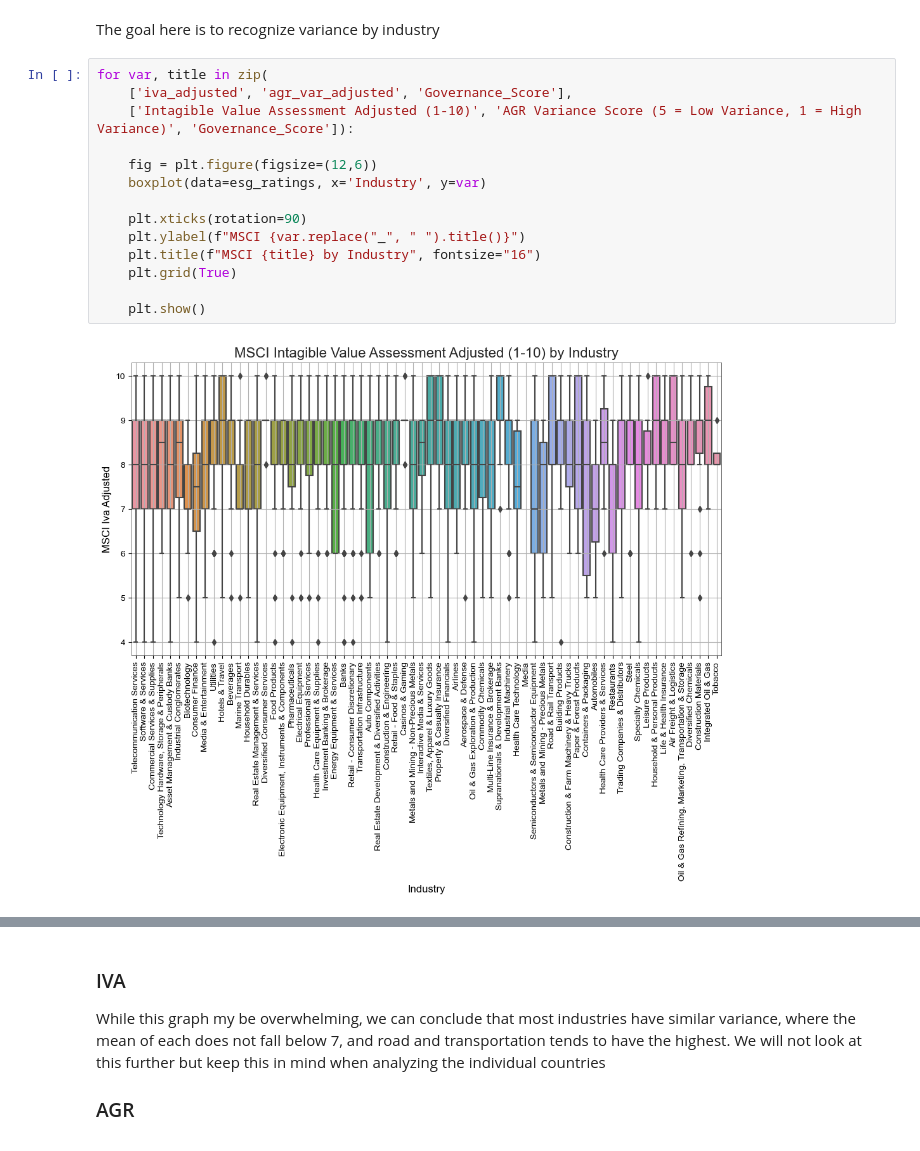
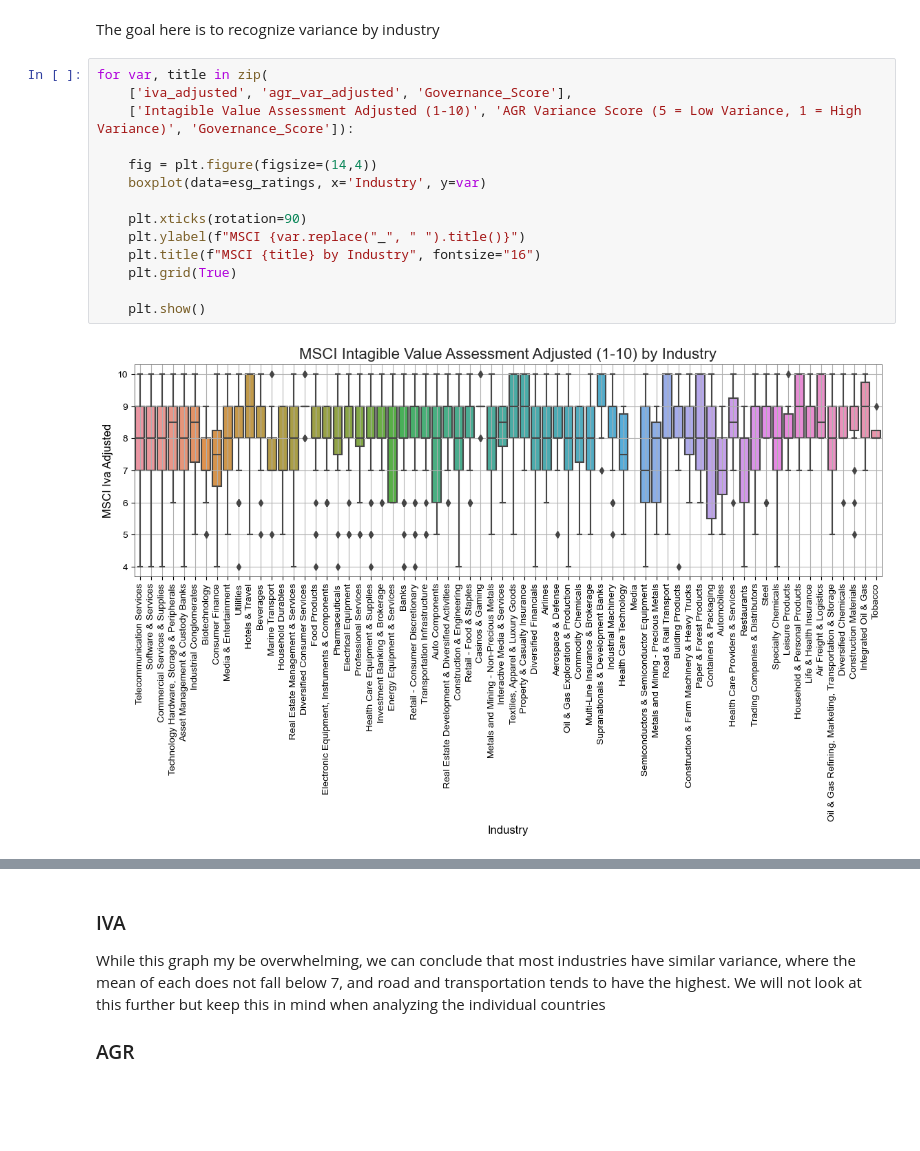
Before and after one commit to pavobravo11/Data501_Project, a Jupyter notebook: governance/company_ratings.ipynb, the cells around one changed output, grey strips where cells are left out. Saved outputs shown, nothing was run; the diff lists cells and outputs as text; blank space fills up the shorter version.

```diff
--- a/governance/company_ratings.ipynb
+++ b/governance/company_ratings.ipynb
@@ -241,16 +242,16 @@ The goal here is to recognize variance by industry
 # %%
 for var, title in zip(
     ['iva_adjusted', 'agr_var_adjusted', 'Governance_Score'],
     ['Intagible Value Assessment Adjusted (1-10)', 'AGR Variance Score (5 = Low Variance, 1 = High Variance)', 'Governance_Score']):
 
-    fig = plt.figure(figsize=(12,6))
+    fig = plt.figure(figsize=(14,4))
     boxplot(data=esg_ratings, x='Industry', y=var)
 
     plt.xticks(rotation=90)
     plt.ylabel(f"MSCI {var.replace("_", " ").title()}")
     plt.title(f"MSCI {title} by Industry", fontsize="16")
     plt.grid(True)
 
     plt.show()
 # %% [output]
-[figure, old version]
+[figure, new version]
```
Also changed, not shown: parts of 5 cells of this notebook, 13 other files.
